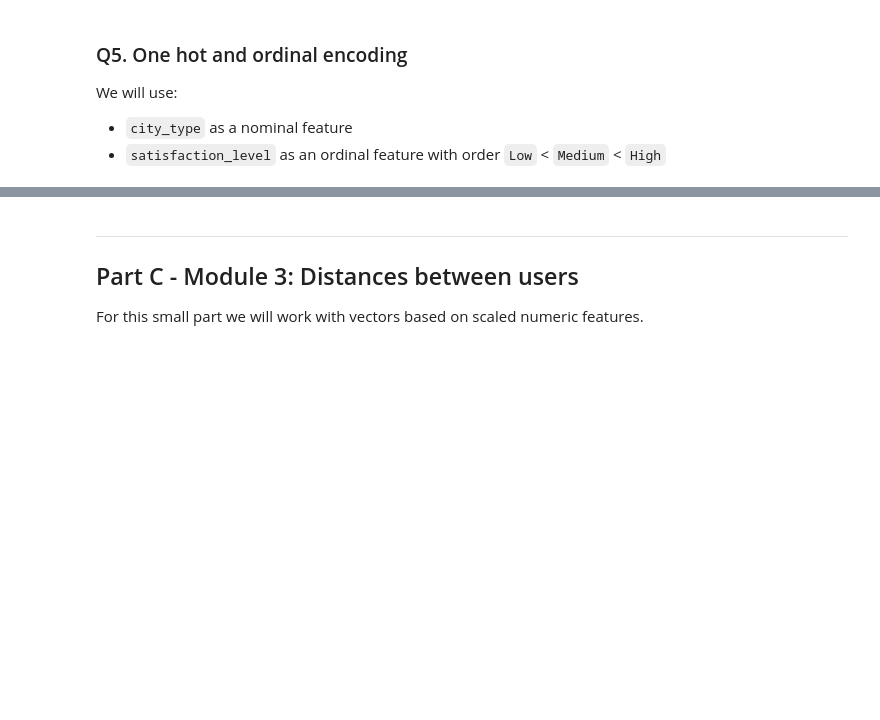
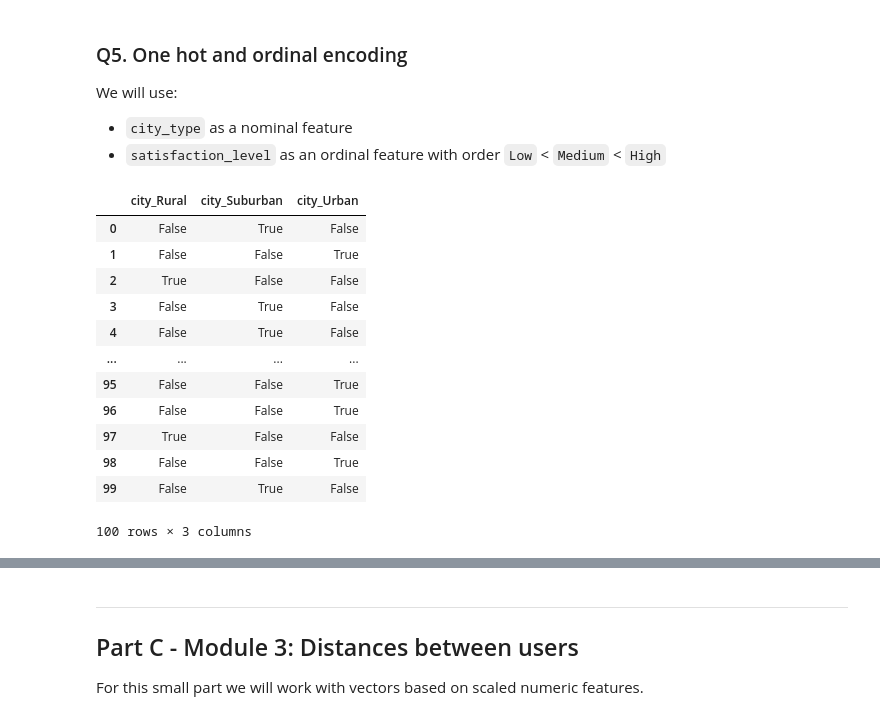
Before and after one commit to tanvirrahmanaz/Phitron, a Jupyter notebook: Assignment_01_Machine_Learning_Course.ipynb, the cells around one changed output, grey strips where cells are left out. Saved outputs shown, nothing was run; the diff lists cells and outputs as text; code cells hidden in the pictures; blank space fills up the shorter version.

```diff
--- a/Assignment_01_Machine_Learning_Course.ipynb
+++ b/Assignment_01_Machine_Learning_Course.ipynb
@@ -274,5 +274,22 @@ We will use:
 - `satisfaction_level` as an ordinal feature with order `Low` < `Medium` < `High`
 # %%
 # Q5.1: One hot encoding for city_type using pandas [10 marks]
+
+one_hot_city = pd.get_dummies(df["city_type"], prefix="city")
+one_hot_city
+# %% [output]
+|  | city_Rural | city_Suburban | city_Urban |
+| 0 | False | True | False |
+| 1 | False | False | True |
+| 2 | True | False | False |
+| 3 | False | True | False |
+| 4 | False | True | False |
+| ... | ... | ... | ... |
+| 95 | False | False | True |
+| 96 | False | False | True |
+| 97 | True | False | False |
+| 98 | False | False | True |
+| 99 | False | True | False |
+100 rows × 3 columns
 # %%
 # Q5.2: Attach one hot encoded columns to df [5 marks]
```
Also changed, not shown: parts of 8 cells of this notebook.
